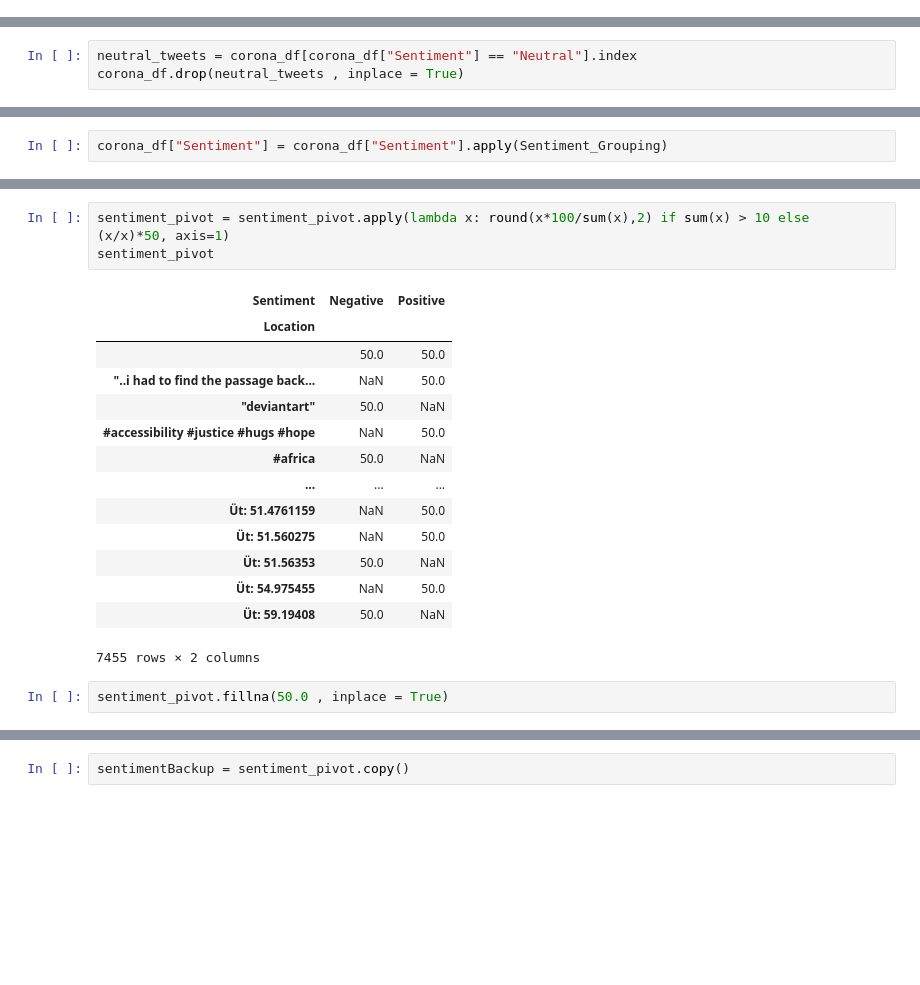
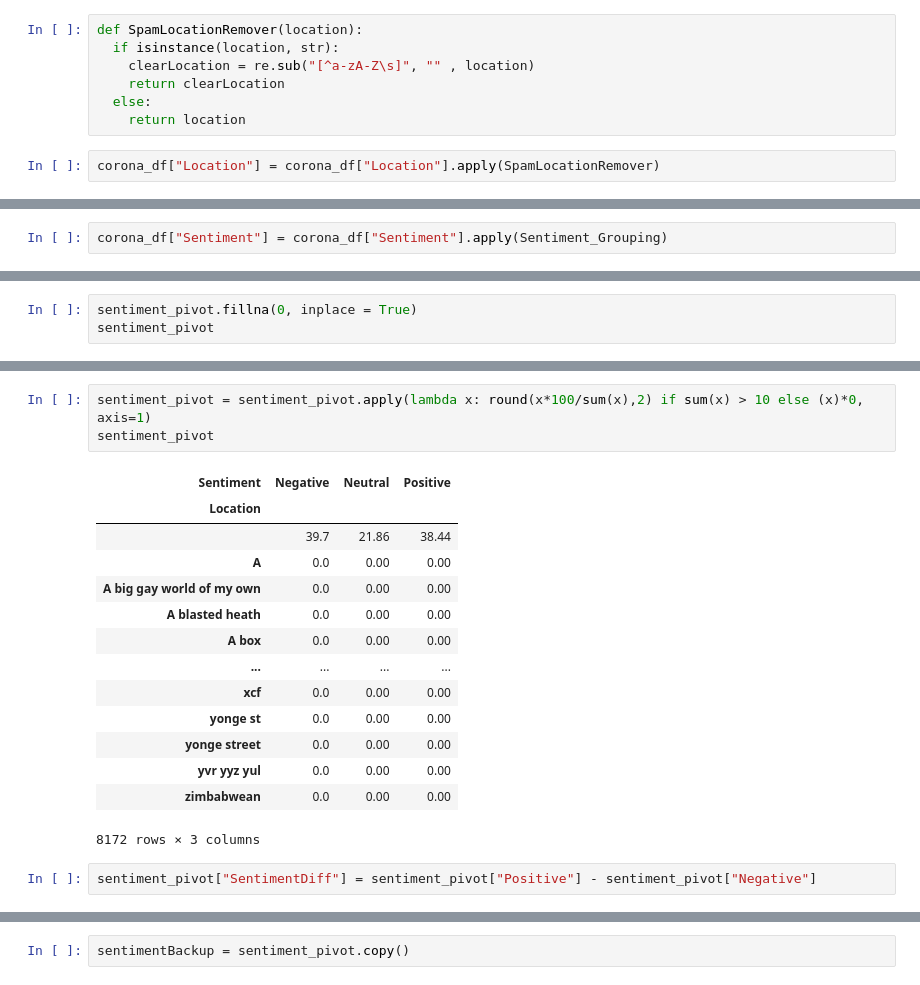
Before and after one commit to Yash1289/CoronaVirus_Tweet_Sentiment, a Jupyter notebook: Coronavirus_Tweet_Sentiment_Analysis_Capstone_Project.ipynb, the cells around one changed output, grey strips where cells are left out. Cells and saved outputs as stored; diff of their text form; blank space fills up the shorter version.

```diff
--- a/Coronavirus_Tweet_Sentiment_Analysis_Capstone_Project.ipynb
+++ b/Coronavirus_Tweet_Sentiment_Analysis_Capstone_Project.ipynb
@@ -90,2 +76,11 @@ modified_values1[modified_values1["location"] == "London "]
+# %%
+def SpamLocationRemover(location):
+  if isinstance(location, str):
+    clearLocation = re.sub("[^a-zA-Z\s]", "" , location)
+    return clearLocation
+  else:
+    return location
+# %%
+corona_df["Location"] = corona_df["Location"].apply(SpamLocationRemover)
 # %%
 corona_df["Location"] = corona_df["Location"].str.strip()
@@ -114,9 +93,6 @@ Neutral                7713
 Extremely Positive     6624
 Extremely Negative     5481
 Name: Sentiment, dtype: int64
-# %%
-neutral_tweets = corona_df[corona_df["Sentiment"] == "Neutral"].index
-corona_df.drop(neutral_tweets , inplace = True)
 # %%
 def Sentiment_Grouping(sentiment):
   if sentiment == "Extremely Positive":
@@ -154,0 +132,3 @@ sentiment_pivot
+# %%
+sentiment_pivot.fillna(0, inplace = True)
+sentiment_pivot
@@ -155,23 +150,23 @@ sentiment_pivot
 # %%
-sentiment_pivot = sentiment_pivot.apply(lambda x: round(x*100/sum(x),2) if sum(x) > 10 else (x/x)*50, axis=1)
+sentiment_pivot = sentiment_pivot.apply(lambda x: round(x*100/sum(x),2) if sum(x) > 10 else (x)*0, axis=1)
 sentiment_pivot
 # %% [output]
-| Sentiment | Negative | Positive |
-| Location |  |  |
-|  | 50.0 | 50.0 |
-| "..i had to find the passage back... | NaN | 50.0 |
-| "deviantart" | 50.0 | NaN |
-| #accessibility #justice #hugs #hope | NaN | 50.0 |
-| #africa | 50.0 | NaN |
-| ... | ... | ... |
-| Üt: 51.4761159 | NaN | 50.0 |
-| Üt: 51.560275 | NaN | 50.0 |
-| Üt: 51.56353 | 50.0 | NaN |
-| Üt: 54.975455 | NaN | 50.0 |
-| Üt: 59.19408 | 50.0 | NaN |
+| Sentiment | Negative | Neutral | Positive |
+| Location |  |  |  |
+|  | 39.7 | 21.86 | 38.44 |
+| A | 0.0 | 0.00 | 0.00 |
+| A big gay world of my own | 0.0 | 0.00 | 0.00 |
+| A blasted heath | 0.0 | 0.00 | 0.00 |
+| A box | 0.0 | 0.00 | 0.00 |
+| ... | ... | ... | ... |
+| xcf | 0.0 | 0.00 | 0.00 |
+| yonge st | 0.0 | 0.00 | 0.00 |
+| yonge street | 0.0 | 0.00 | 0.00 |
+| yvr yyz yul | 0.0 | 0.00 | 0.00 |
+| zimbabwean | 0.0 | 0.00 | 0.00 |
-7455 rows × 2 columns
+8172 rows × 3 columns
-# %%
-sentiment_pivot.fillna(50.0 , inplace = True)
+# %%
+sentiment_pivot["SentimentDiff"] = sentiment_pivot["Positive"] - sentiment_pivot["Negative"]
 # %%
 sentiment_pivot
 # %% [output]
```
Also changed, not shown: parts of 139 cells of this notebook.
